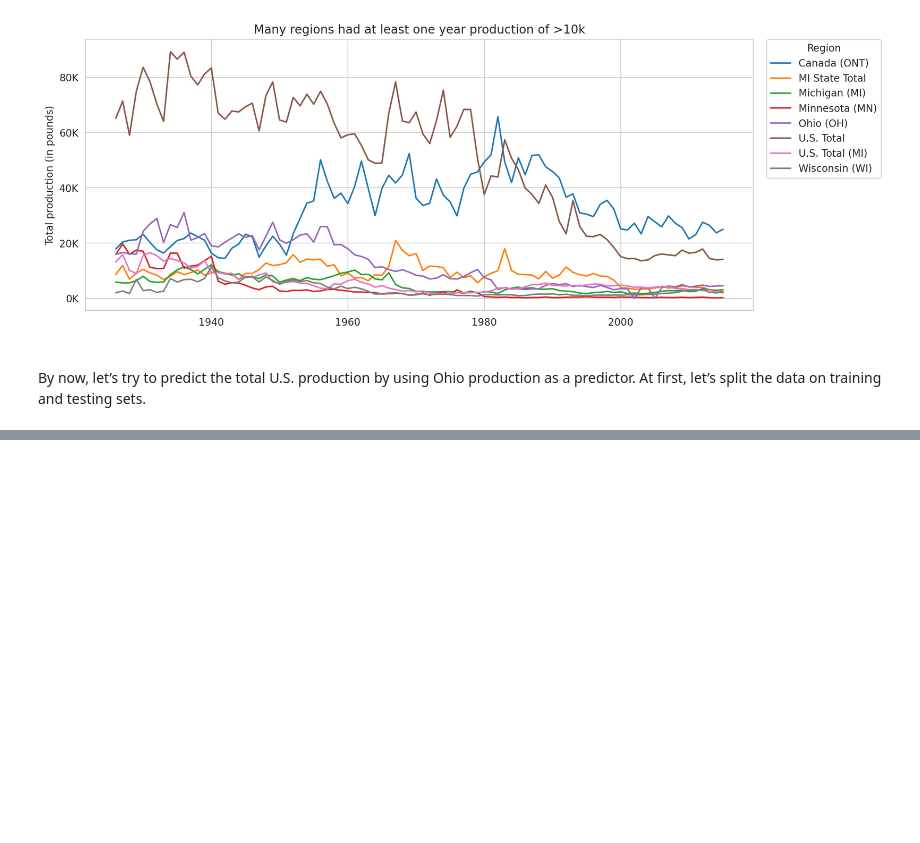
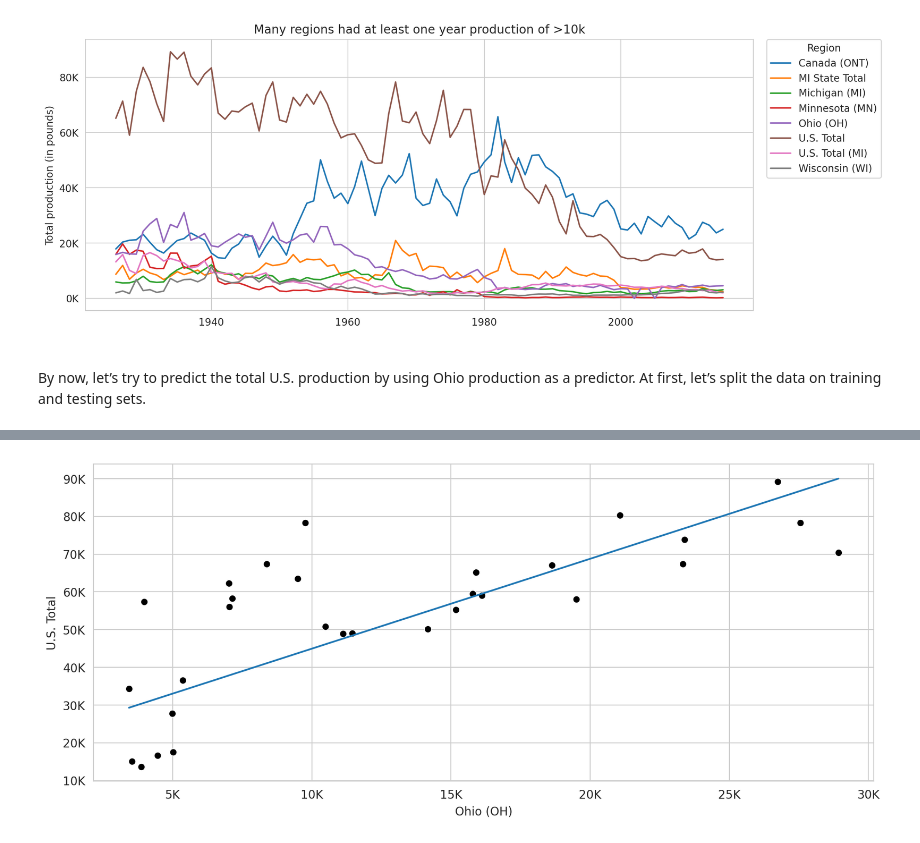
Before and after one commit to tayrone/tidy_tuesday_python, a Jupyter notebook: fishing_210608.ipynb, the cells around one changed output, grey strips where cells are left out. Cells and saved outputs as stored; diff of their text form; code cells hidden in the pictures; blank space fills up the shorter version.

```diff
--- a/fishing_210608.ipynb
+++ b/fishing_210608.ipynb
@@ -230,0 +293,19 @@ By now, let’s try to predict the total U.S. production by using Ohio productio
+# %%
+plt.figure(figsize = (12, 5), dpi = 200)
+
+
+ax = sns.scatterplot(x = 'Ohio (OH)', y = 'U.S. Total',
+                data = test_data, color = 'black')
+
+sns.lineplot(x = 'Ohio (OH)', y = 'total_pred', data = test_data)
+#ax = plt.plot(test_ohio, total_pred, color = 'blue', linewidth = 3)
+
+#plt.axis('equal')
+
+ax.yaxis.set_major_formatter(
+    ticker.FuncFormatter(lambda x, pos: '{:,.0f}'.format(x/1000) + 'K'))
+
+ax.xaxis.set_major_formatter(
+    ticker.FuncFormatter(lambda x, pos: '{:,.0f}'.format(x/1000) + 'K'))
+# %% [output]
+[figure, added]
```
Also changed, not shown: parts of 13 cells of this notebook.
